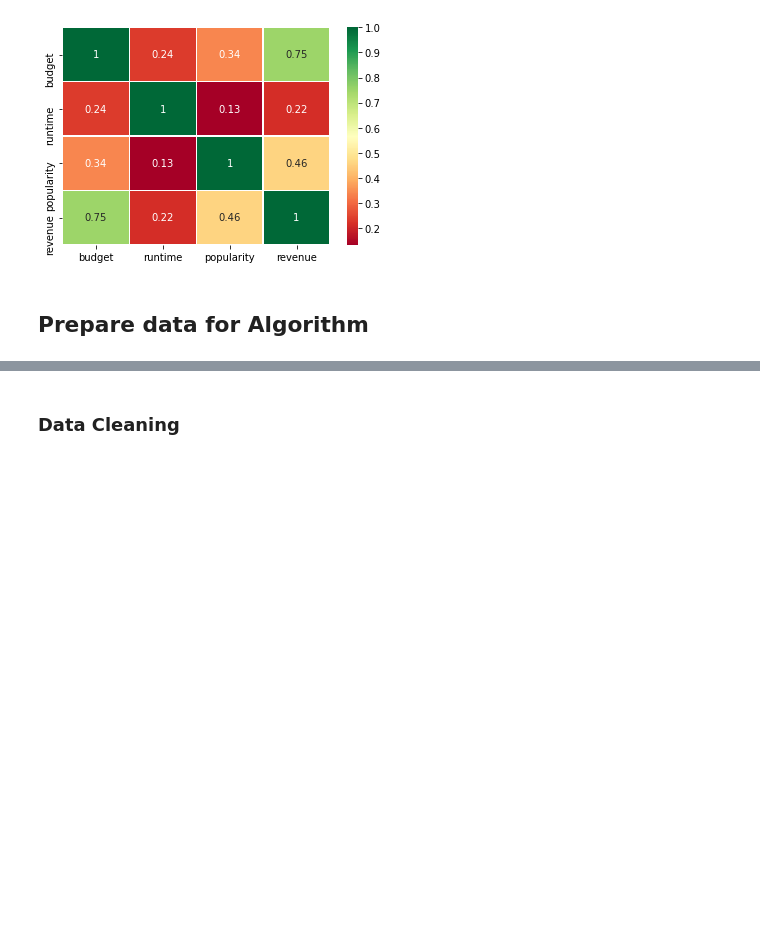
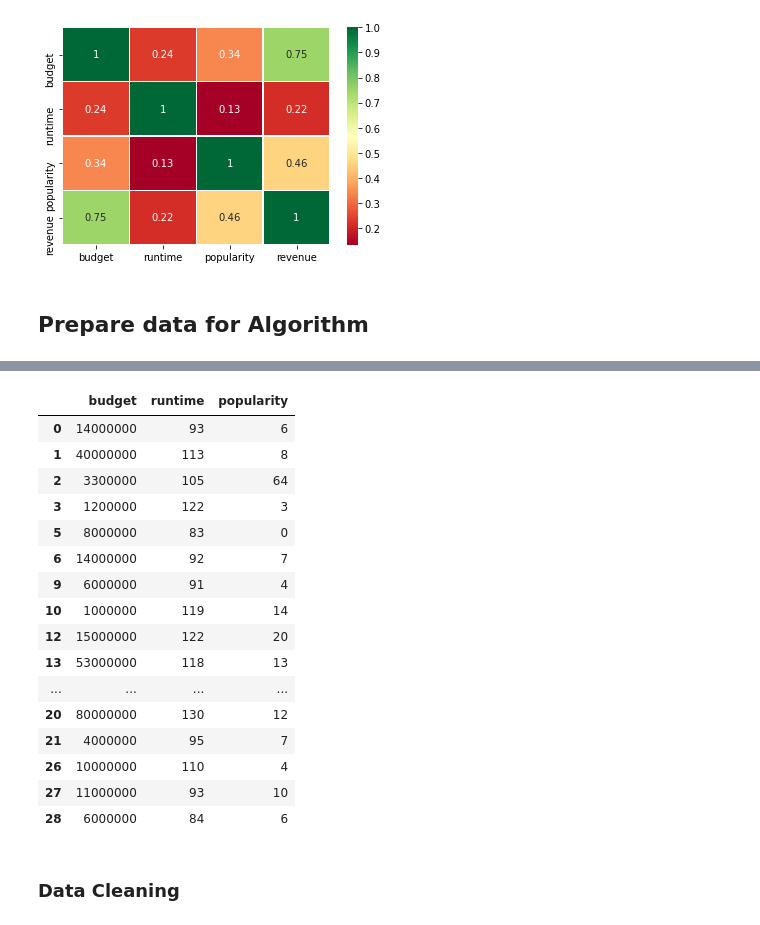
Before and after one commit to h181226/ML_assignment_2, a Jupyter notebook: nbs/ML_Assignment.ipynb, the cells around one changed output, grey strips where cells are left out. Drawn from its saved outputs; the diff is of its cells as text; code cells hidden in the pictures; blank space fills up the shorter version.

```diff
--- a/nbs/ML_Assignment.ipynb
+++ b/nbs/ML_Assignment.ipynb
@@ -119,3 +121,23 @@ train = train.drop("revenue", axis=1) #drop labels for training set
+# %%
+train.head(20)
+# %% [output]
+|  | budget | runtime | popularity |
+| 0 | 14000000 | 93 | 6 |
+| 1 | 40000000 | 113 | 8 |
+| 2 | 3300000 | 105 | 64 |
+| 3 | 1200000 | 122 | 3 |
+| 5 | 8000000 | 83 | 0 |
+| 6 | 14000000 | 92 | 7 |
+| 9 | 6000000 | 91 | 4 |
+| 10 | 1000000 | 119 | 14 |
+| 12 | 15000000 | 122 | 20 |
+| 13 | 53000000 | 118 | 13 |
+| ... | ... | ... | ... |
+| 20 | 80000000 | 130 | 12 |
+| 21 | 4000000 | 95 | 7 |
+| 26 | 10000000 | 110 | 4 |
+| 27 | 11000000 | 93 | 10 |
+| 28 | 6000000 | 84 | 6 |
 # %% [markdown]
 ### Data Cleaning
 # %%
```
Also changed, not shown: parts of 6 cells of this notebook, 4 other files.
